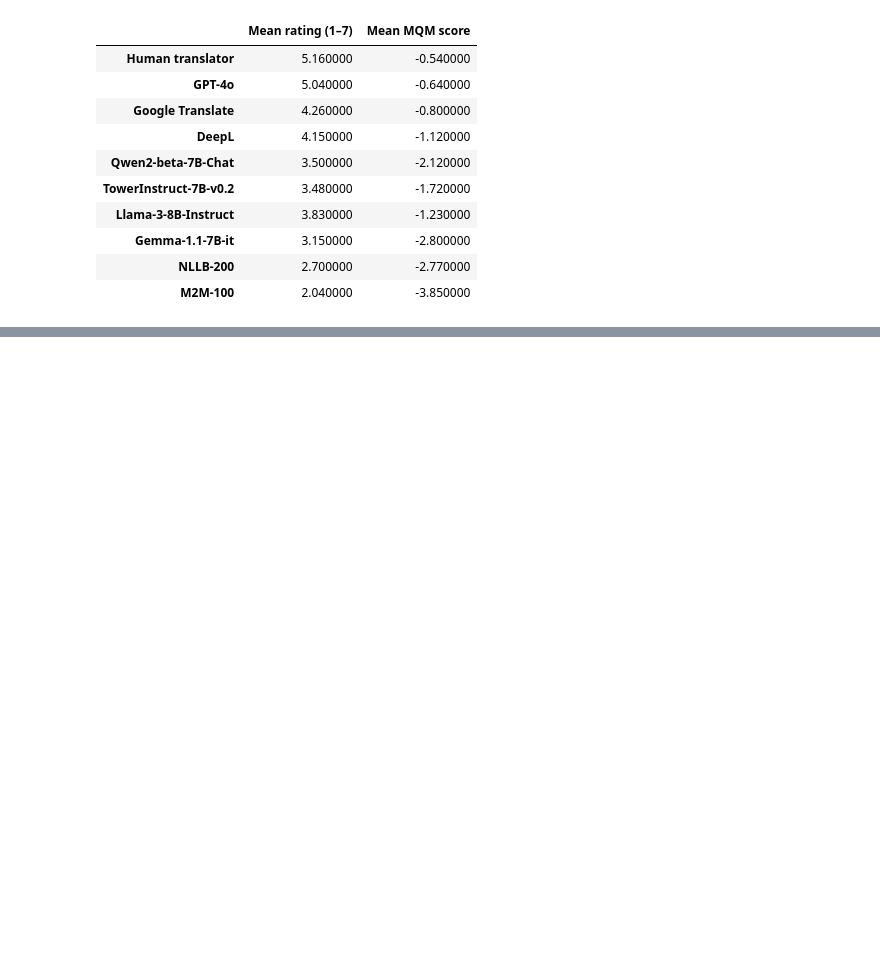
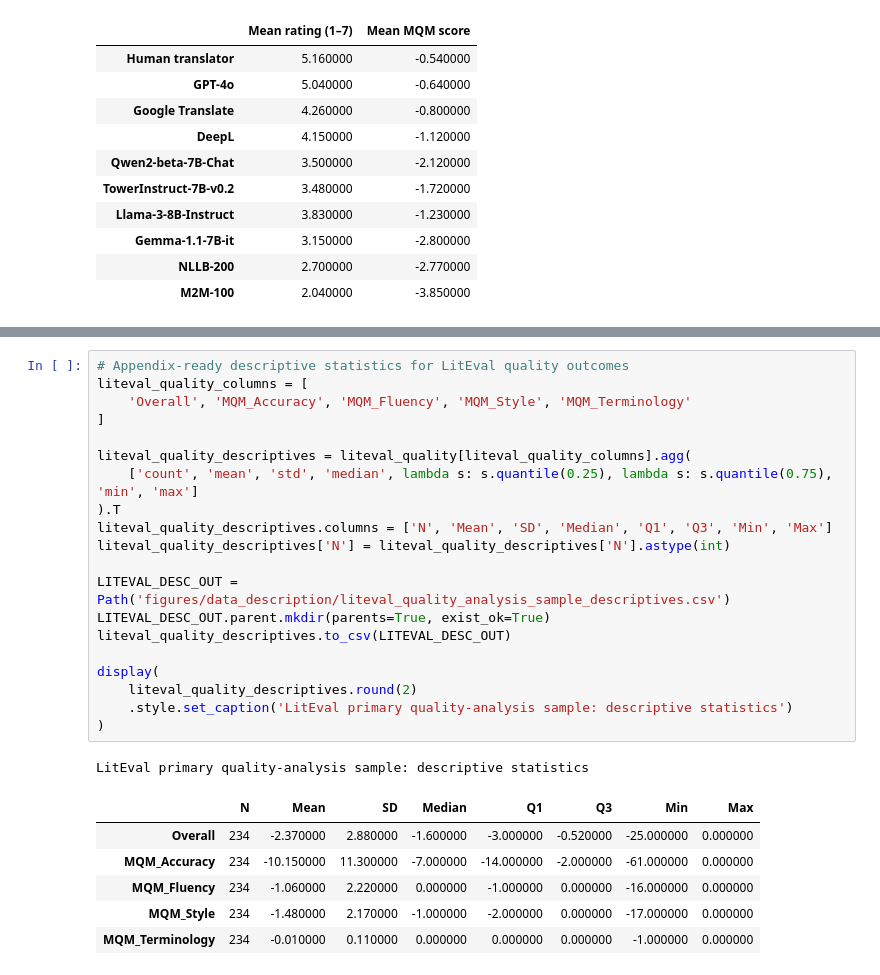
Before and after one commit to thwinner/llm-linguistic-diversity, a Jupyter notebook: data_description/descriptive_analysis_liteval_corpus.ipynb, the cells around one changed output, grey strips where cells are left out. Drawn from its saved outputs; the diff is of its cells as text; blank space fills up the shorter version.

```diff
--- a/data_description/descriptive_analysis_liteval_corpus.ipynb
+++ b/data_description/descriptive_analysis_liteval_corpus.ipynb
@@ -369,0 +397,28 @@ Mean rating and MQM score by system (German -> English)
+# %%
+# Appendix-ready descriptive statistics for LitEval quality outcomes
+liteval_quality_columns = [
+    'Overall', 'MQM_Accuracy', 'MQM_Fluency', 'MQM_Style', 'MQM_Terminology'
+]
+
+liteval_quality_descriptives = liteval_quality[liteval_quality_columns].agg(
+    ['count', 'mean', 'std', 'median', lambda s: s.quantile(0.25), lambda s: s.quantile(0.75), 'min', 'max']
+).T
+liteval_quality_descriptives.columns = ['N', 'Mean', 'SD', 'Median', 'Q1', 'Q3', 'Min', 'Max']
+liteval_quality_descriptives['N'] = liteval_quality_descriptives['N'].astype(int)
+
+LITEVAL_DESC_OUT = Path('figures/data_description/liteval_quality_analysis_sample_descriptives.csv')
+LITEVAL_DESC_OUT.parent.mkdir(parents=True, exist_ok=True)
+liteval_quality_descriptives.to_csv(LITEVAL_DESC_OUT)
+
+display(
+    liteval_quality_descriptives.round(2)
+    .style.set_caption('LitEval primary quality-analysis sample: descriptive statistics')
+)
+# %% [output]
+LitEval primary quality-analysis sample: descriptive statistics
+|  | N | Mean | SD | Median | Q1 | Q3 | Min | Max |
+| Overall | 234 | -2.370000 | 2.880000 | -1.600000 | -3.000000 | -0.520000 | -25.000000 | 0.000000 |
+| MQM_Accuracy | 234 | -10.150000 | 11.300000 | -7.000000 | -14.000000 | -2.000000 | -61.000000 | 0.000000 |
+| MQM_Fluency | 234 | -1.060000 | 2.220000 | 0.000000 | -1.000000 | 0.000000 | -16.000000 | 0.000000 |
+| MQM_Style | 234 | -1.480000 | 2.170000 | -1.000000 | -2.000000 | 0.000000 | -17.000000 | 0.000000 |
+| MQM_Terminology | 234 | -0.010000 | 0.110000 | 0.000000 | 0.000000 | 0.000000 | -1.000000 | 0.000000 |
```
Also changed, not shown: parts of 4 cells of this notebook, 35 other files.
